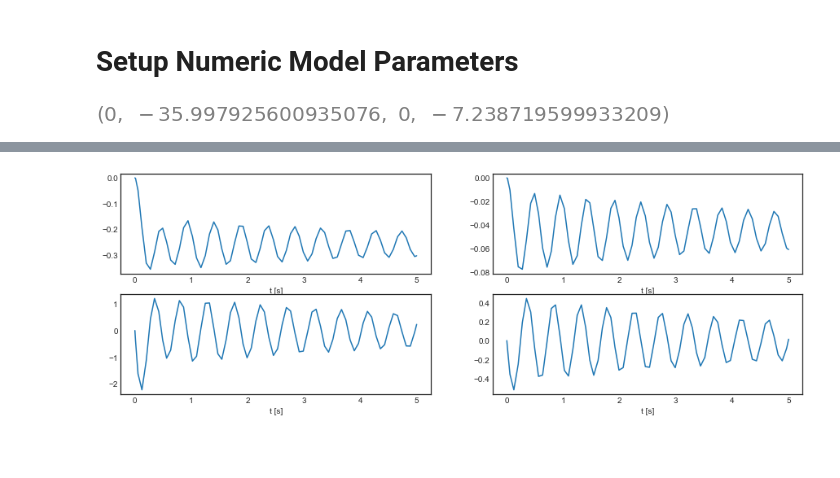
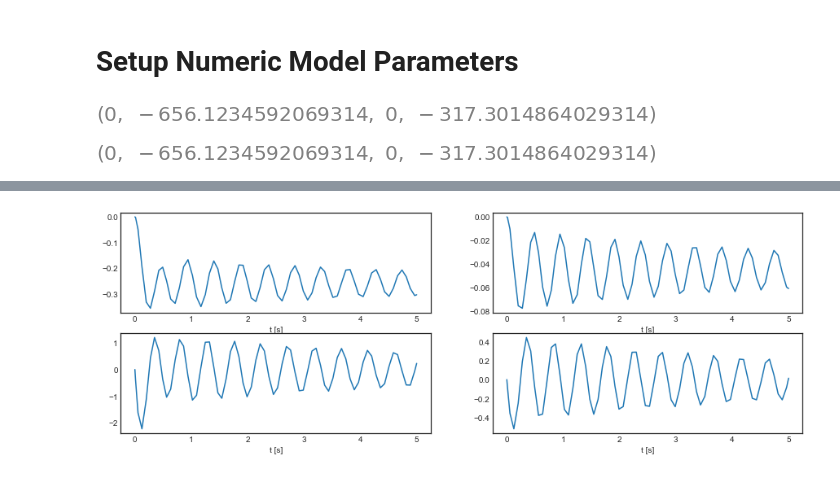
Before and after one commit to fh9g12/FwtModels, a Jupyter notebook: Workbooks/5_Non-linear FWTD Assumed Shapes/3_DoF2 Sanity Check.ipynb, the cells around one changed output, grey strips where cells are left out. Cells and saved outputs as stored; diff of their text form; code cells hidden in the pictures; blank space fills up the shorter version.

```diff
--- a/Workbooks/5_Non-linear FWTD Assumed Shapes/3_DoF2 Sanity Check.ipynb
+++ b/Workbooks/5_Non-linear FWTD Assumed Shapes/3_DoF2 Sanity Check.ipynb
@@ -96,31 +96,29 @@ wing_AeroForces = ef.AeroForce.Generate(p,wing_aero_frame,p.a,(p.y_0,0,p.s),
                                e = 0,
                                rootAlpha = p.alpha_fwt,
                                deltaAlpha = 0,
-                               alpha_zero = 0)
+                               alpha_zero = 0).integrate((p.y_0,0,p.s))
+
+# Setup AoA of FWT
+fwt_aoa = mf.GetAoA(p.alpha_r,0,p.Lambda,p.q[0])
+
+## Sub in Aero Forces
+wing_AeroForces = wing_AeroForces.subs({p.alpha_1:fwt_aoa,p.alphadot_1:fwt_aoa.diff(time)})
+
+forces = [wing_AeroForces]
+forces = []
+segments = 5
+for i in range(segments):
+    seg_width = p.s/segments
+    yi = seg_width/2 + i*seg_width
+    forces.append(wing_AeroForces.subs({p.y_0:yi})*seg_width)
+
+c_forces = ef.CompositeForce(forces)
 # %%
-# Create the SYmbolic Model
-sm = mf.SymbolicModel.FromElementsAndForces(p,[M_innerWing,fwt_ele,spring_ele],wing_AeroForces)
+sm = mf.SymbolicModel.FromElementsAndForces(p,[M_innerWing,fwt_ele,spring_ele],c_forces)
 # %% [markdown]
 # Setup Numeric Model Parameters
 # %%
 tmax, dt = 5, 0.01
-
-## Get functions for Fwt AoA and its derivative
-fwt_aoa = mf.GetAoA(p.alpha_r,0,p.Lambda.value,p.q[0])
-FwtAoA = sym.lambdify((p.alpha_r,p.x),fwt_aoa)
-DotFwtAoA = sym.lambdify((p.alpha_r,p.x),fwt_aoa.diff(me.dynamicsymbols._t))
-
-import types
-
-p.alpha_1.value = fwt_aoa
-p.alpha_1._dependent = True
-p.alpha_1.GetSub = types.MethodType(lambda self,t,x: fwt_aoa , p.alpha_1)
-p.alpha_1._GetValue = types.MethodType(lambda self,t,x : FwtAoA(p.alpha_r.value,x) , p.alpha_1)
-
-p.alphadot_1.value = fwt_aoa.diff(time)
-p.alphadot_1._dependent = True
-p.alphadot_1.GetSub = types.MethodType(lambda self,t,x: self.value , p.alphadot_1)
-p.alphadot_1._GetValue = types.MethodType(lambda self,t,x : DotFwtAoA(p.alpha_r.value,x), p.alphadot_1)
 
 p.V.value = 35
 p.alpha_r.value = np.deg2rad(5)
@@ -130,12 +128,18 @@ ts = np.arange(0, tmax+dt, dt)
 constraints = [np.NaN]*p.qs*2
 const_idx = np.isnan(constraints)
 
+nm = sm.CreateNumericModel(p)
+
 def objectiveDeriv(t,y):
-    deriv = sm.deriv(t,y,p.GetNumericTuple(y,t))
+    deriv = nm.deriv(t,y,p.GetNumericTuple(y,t))
     return tuple(np.where(const_idx,deriv,constraints))
 # %%
-sm.deriv(0,[0,0,0,0],p.GetNumericTuple([0,0,0,0],0))
+nm.deriv(0,[0,0,np.pi/2,0],p.GetNumericTuple([0,0,0,0],0))
 # %% [output]
-[figure, old version]
+[figure, new version]
+# %%
+nm.deriv(0,[0,0,np.pi/2,0],p.GetNumericTuple([0,0,0,0],0))
+# %% [output]
+[figure, added]
 # %%
 yData = solve_ivp(objectiveDeriv,(0,tmax),[0,0,0,0])
```
Also changed, not shown: parts of 2 cells of this notebook, 9 other files.
